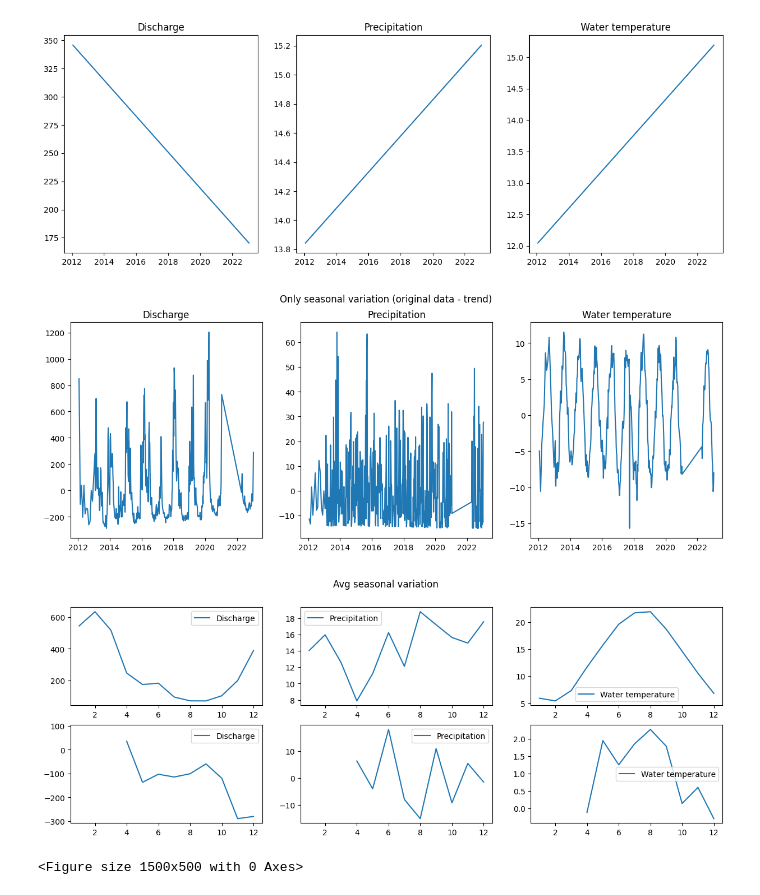
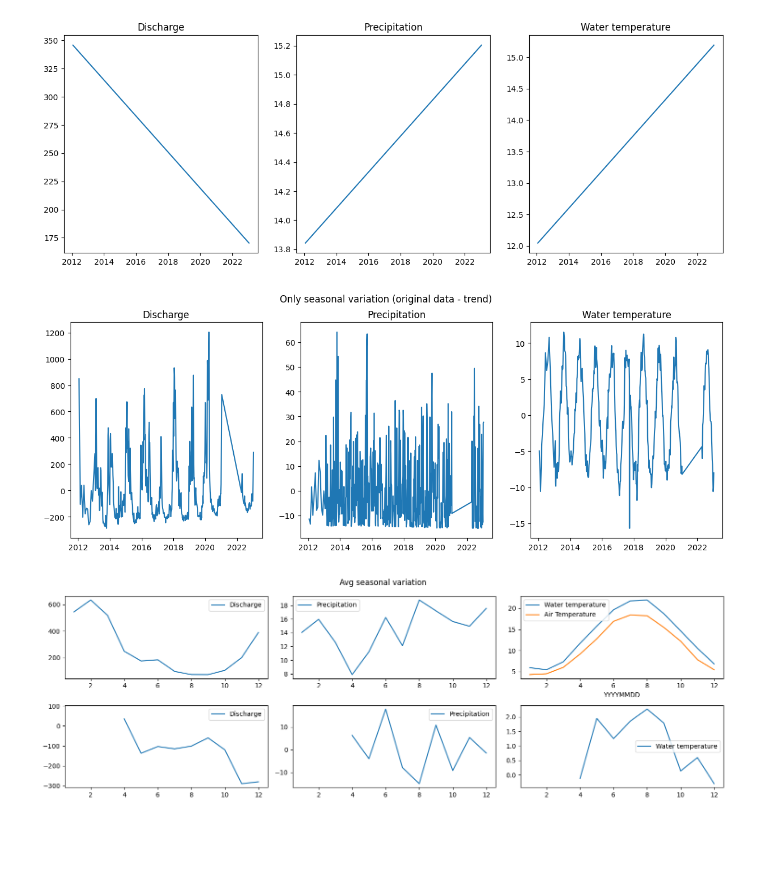
Before and after one commit to jipsteiger/Unit3, a Jupyter notebook: data_knmi_rws.ipynb, the cells around one changed output. Drawn from its saved outputs; the diff is of its cells as text; code cells hidden in the pictures; blank space fills up the shorter version.

```diff
--- a/data_knmi_rws.ipynb
+++ b/data_knmi_rws.ipynb
@@ -15,3 +15,4 @@ temperature.index = pd.to_datetime(temperature.index, format='%d/%m/%Y %H:%M:%S'
 precipitation = pd.DataFrame(knmi_data.loc['2010':]['RH'] / 10)
 discharge = discharge.rename(columns={'ALFANUMERIEKEWAARDE': 'Discharge (m3/s)'})
 temperature = temperature.rename(columns={'ALFANUMERIEKEWAARDE': 'Temperature (C)'})
+temperature_air = pd.DataFrame(knmi_data.loc['2010':]['TG'] / 10)
@@ -23,7 +19,11 @@ dtype: float64
+# %%
+temperature_air = temperature_air[temperature_air.index.year >= 2012].rename(columns={'TG': 'Air Temperature'})
+# temperature_air
 # %%
 discharge_W = discharge.resample('W').mean()
 precipitation_W = precipitation.resample('W').sum()
 temperature_W = temperature.resample('W').mean()
+temperature_air_W = temperature_air.resample('W').mean()
 total_data = pd.concat([discharge_W, precipitation_W, temperature_W], axis=1).dropna()
 total_data = total_data.rename(columns={'Discharge (m3/s)': 'Discharge', 'RH': 'Precipitation', 'Temperature (C)': 'Water temperature'})
 keys = total_data.keys()
@@ -100,35 +100,35 @@ class seasonal_obj:
 seasonality = []
 def seasonal(data, keys):
     plt.figure(figsize=(15, 5))
     plt.suptitle('Only seasonal variation (original data - trend)')
     for i, key in enumerate(keys):
         seasonality.append(seasonal_obj(key, (linearity[i].x, data[key] - linearity[i].y)))
         axes = plt.subplot(1, 3, i + 1)
         seasonality[i].plotter()
 
     plt.figure(figsize=(15, 5))
     plt.suptitle('Avg seasonal variation')
 
-
     for i, key in enumerate(keys):
         month_avg = pd.DataFrame(data[key].groupby(data[key].index.month).mean())
         axes = plt.subplot(2, 3, i + 1)
         month_avg.plot(ax = axes)
 
         first_3_years = total_data[total_data[key].index.year <= total_data[key].index.year.min() + 2]
         last_3_years = total_data[total_data[key].index.year >= total_data[key].index.year.max() - 2]
         last_3_mean = last_3_years[key].groupby(last_3_years[key].index.month).mean()
         first_3_mean = first_3_years[key].groupby(first_3_years[key].index.month).mean()
         difference = pd.DataFrame(last_3_mean - first_3_mean)
         axes = plt.subplot(2, 3, i + 4)
         difference.plot(ax=axes)
+    axes = plt.subplot(2, 3, 3)
+    pd.DataFrame(temperature_air_W.groupby(temperature_air_W.index.month).mean()).plot(ax=axes, label='Air temperature')
+    plt.tight_layout()
 
-    plt.figure(figsize=(15, 5))
-    plt.suptitle('Change in seasonal average variation')
+
 
 
 seasonal(total_data, keys)
 # %% [output]
 [figure]
-[figure, old version]
+[figure, new version]
-<Figure size 1500x500 with 0 Axes>
```
Also changed, not shown: parts of 1 cell of this notebook, 2 other files.
